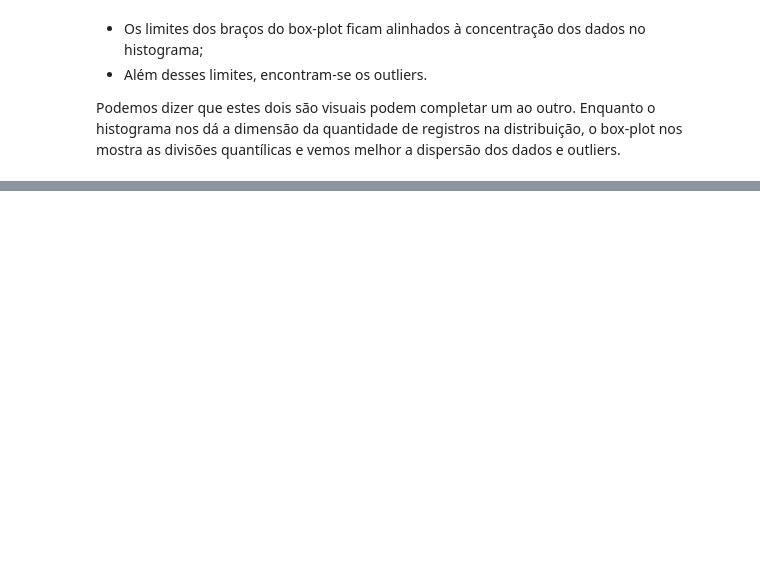
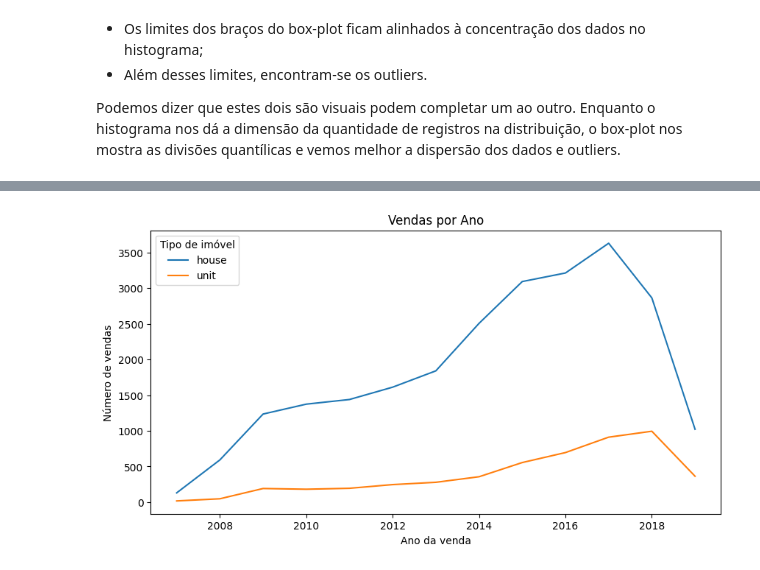
Before and after one commit to lucas-mdsena/python_udemy_module_3, a Jupyter notebook: notebook_matplotlib.ipynb, the cells around one changed output, grey strips where cells are left out. Cells and saved outputs as stored; diff of their text form; code cells hidden in the pictures; blank space fills up the shorter version.

```diff
--- a/notebook_matplotlib.ipynb
+++ b/notebook_matplotlib.ipynb
@@ -557,0 +649,21 @@ Podemos dizer que estes dois são visuais podem completar um ao outro. Enquanto
+# %%
+# Agrupando a quantidade de vendas pelo ano e tipo do imóvel
+agrupamento_serie = df[['ano_venda', 'id_venda', 'tipo_imovel']].groupby(by=['ano_venda', 'tipo_imovel']).count()
+
+fig, ax = plt.subplots(figsize=(10,5))
+
+for tipo in df['tipo_imovel'].unique():
+    ax.plot(
+        agrupamento_serie.xs(tipo, level='tipo_imovel').index,
+        agrupamento_serie.xs(tipo, level='tipo_imovel')['id_venda'],
+        label=tipo
+    )
+
+ax.set_title('Vendas por Ano')
+ax.set_xlabel('Ano da venda')
+ax.set_ylabel('Número de vendas')
+ax.legend(title='Tipo de imóvel', loc='upper left')
+
+plt.show()
+# %% [output]
+[figure, added]
```
Also changed, not shown: parts of 9 cells of this notebook.
